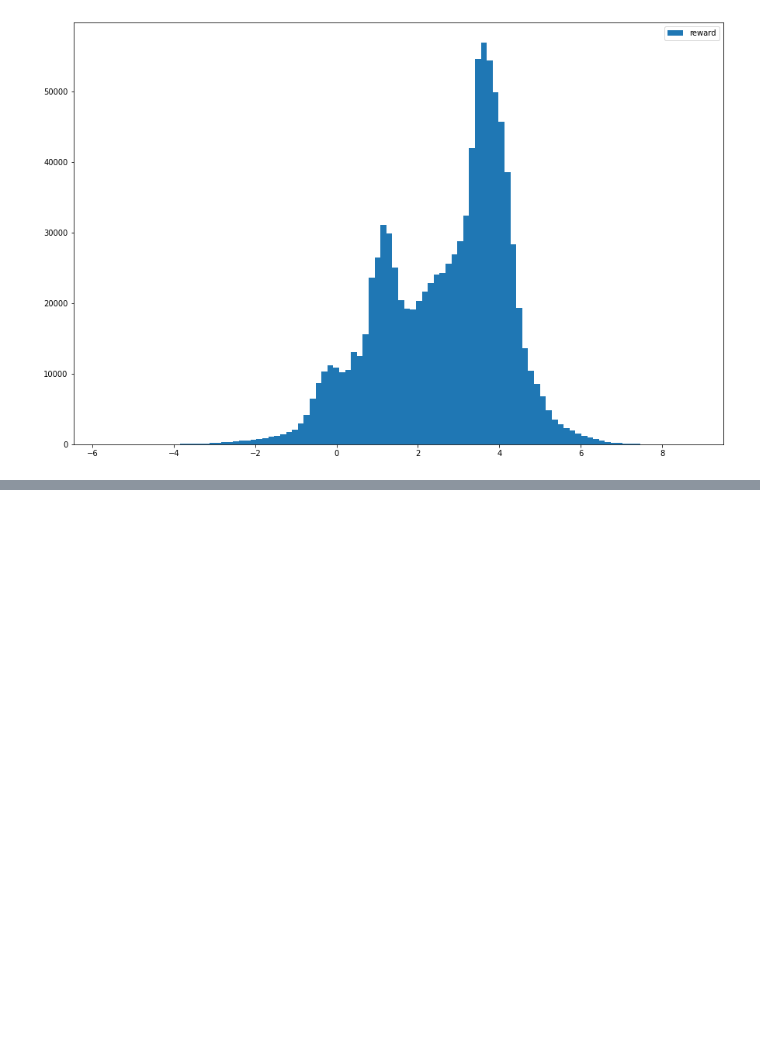
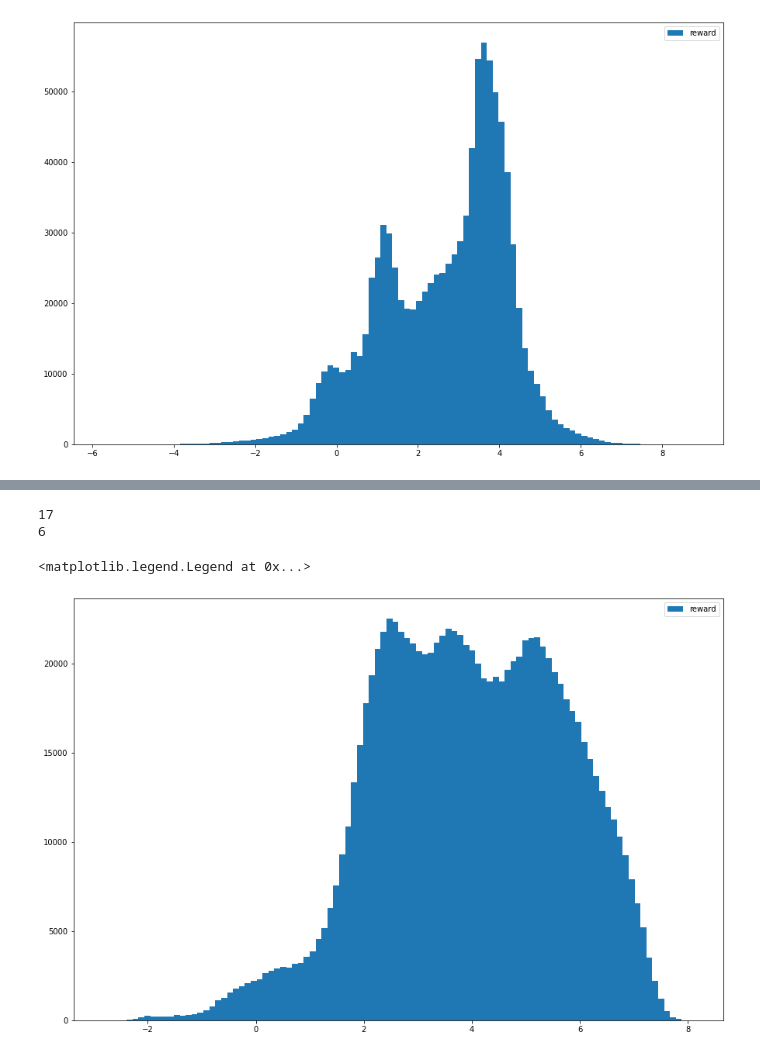
Before and after one commit to shidilrzf/continuous_rnd, a Jupyter notebook: sac/examples/notebooks/walker2d.ipynb, the cells around one changed output, grey strips where cells are left out. Drawn from its saved outputs; the diff is of its cells as text; code cells hidden in the pictures; blank space fills up the shorter version.

```diff
--- a/sac/examples/notebooks/walker2d.ipynb
+++ b/sac/examples/notebooks/walker2d.ipynb
@@ -89,0 +98,24 @@ plt.legend()
+# %%
+env_name = 'halfcheetah-medium-v0'
+
+env = gym.make(env_name)
+obs_dim = env.observation_space.low.size
+action_dim = env.action_space.low.size
+
+print(obs_dim)
+print(action_dim)
+dataset = env.get_dataset()
+
+obs = torch.from_numpy(dataset['observations'])
+actions = torch.from_numpy(dataset['actions'])
+rewards = dataset['rewards']
+# %% [output]
+17
+6
+# %%
+num_bins = 100
+plt.hist(rewards, bins = num_bins, label='reward')
+plt.legend()
+# %% [output]
+<matplotlib.legend.Legend at 0x...>
+[figure, added]
```
Also changed, not shown: parts of 2 cells of this notebook.
